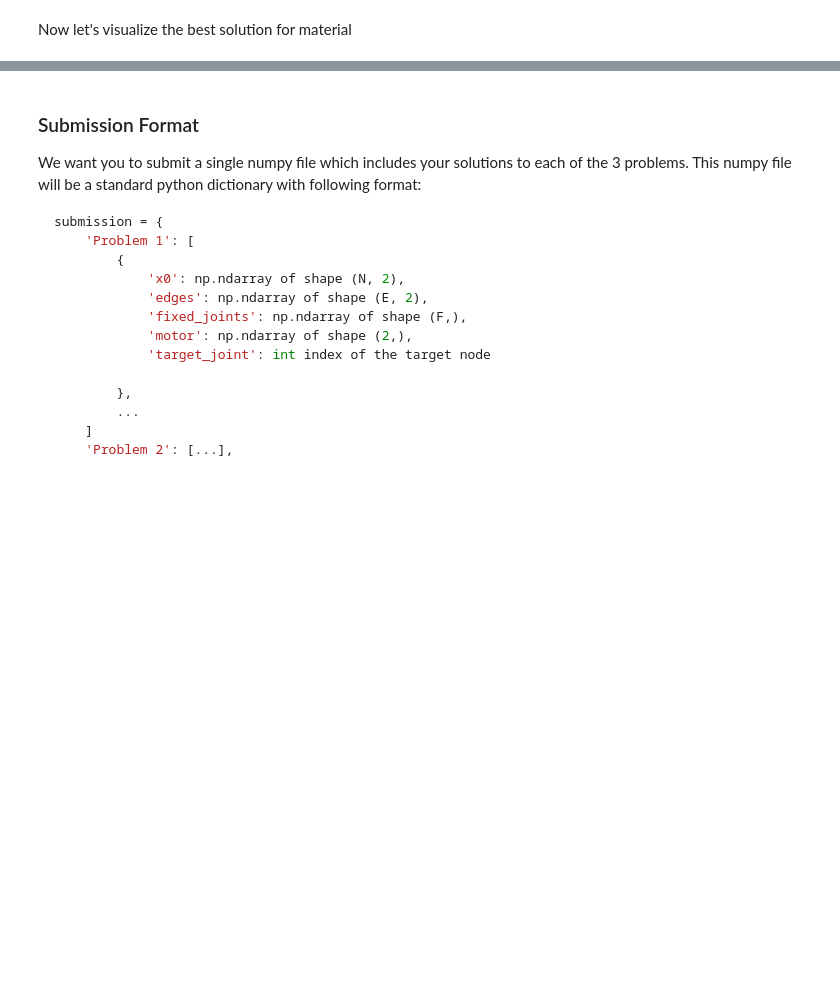
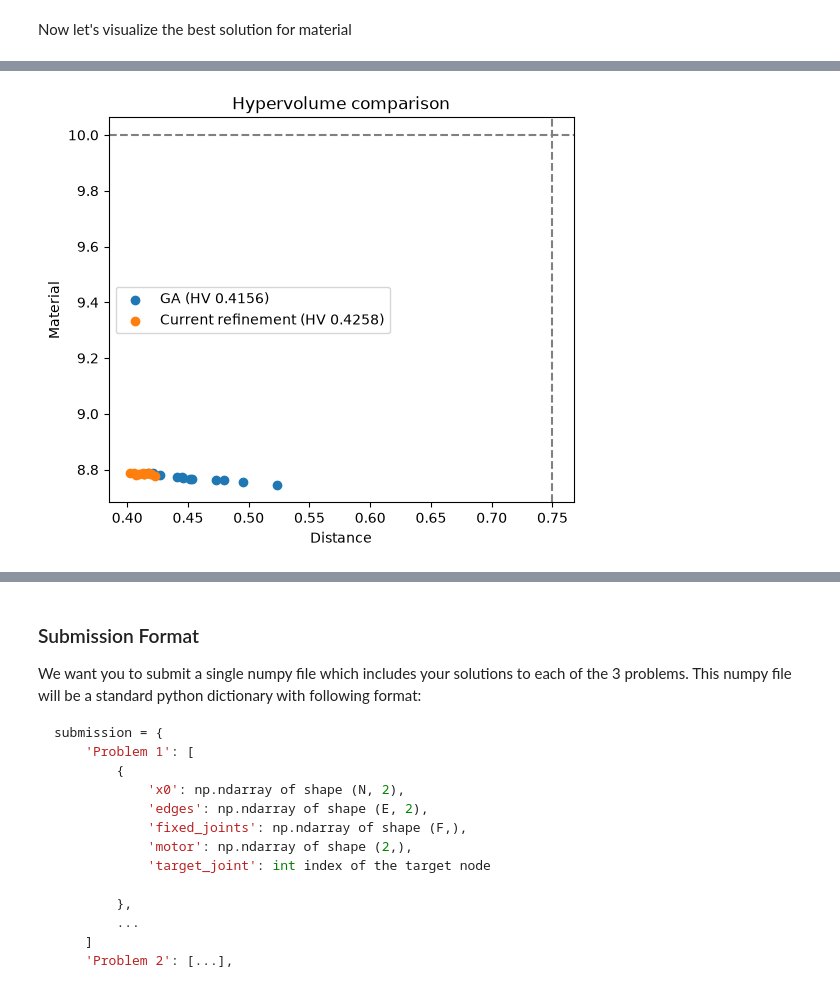
Before and after one commit to JanCas/2155_CP1, a Jupyter notebook: 2_155_Fall_26_CP1_Starter_Notebook.ipynb, the cells around one changed output, grey strips where cells are left out. Cells and saved outputs as stored; diff of their text form; code cells hidden in the pictures; blank space fills up the shorter version.

```diff
--- a/2_155_Fall_26_CP1_Starter_Notebook.ipynb
+++ b/2_155_Fall_26_CP1_Starter_Notebook.ipynb
@@ -592,0 +651,25 @@ ValueError: could not broadcast input array from shape (12,2) into shape (2,)
+# %%
+# Plot the current refinement result in x; this does not run Optuna.
+from pymoo.indicators.hv import HV
+
+current_distances, current_materials = optimization_tools(
+    list(x), [edges] * len(x), [fixed_joints] * len(x), [motor] * len(x),
+    target_curve, target_idx=None,
+)
+current_objectives = np.column_stack((current_distances, current_materials))
+current_valid = np.isfinite(current_objectives).all(axis=1) & (current_objectives <= reference_point).all(axis=1)
+hv = HV(ref_point=np.asarray(reference_point))
+current_hypervolume = float(hv(current_objectives[current_valid])) if current_valid.any() else 0.0
+ga_hypervolume = float(hv(results.F))
+
+fig, ax = plt.subplots(figsize=(6, 5))
+ax.scatter(results.F[:, 0], results.F[:, 1], label=f'GA (HV {ga_hypervolume:.4f})')
+ax.scatter(current_objectives[current_valid, 0], current_objectives[current_valid, 1],
+           label=f'Current refinement (HV {current_hypervolume:.4f})')
+ax.axvline(reference_point[0], color='gray', linestyle='--')
+ax.axhline(reference_point[1], color='gray', linestyle='--')
+ax.set(xlabel='Distance', ylabel='Material', title='Hypervolume comparison')
+ax.legend()
+plt.show()
+# %% [output]
+[figure, added]
```
Also changed, not shown: parts of 14 cells of this notebook, 5 other files.
